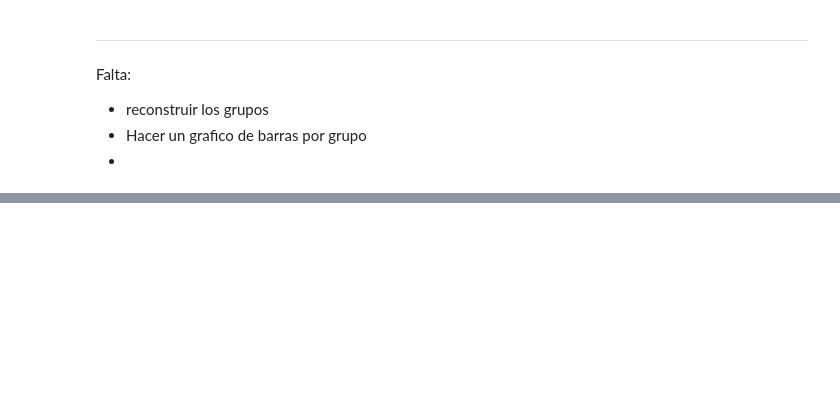
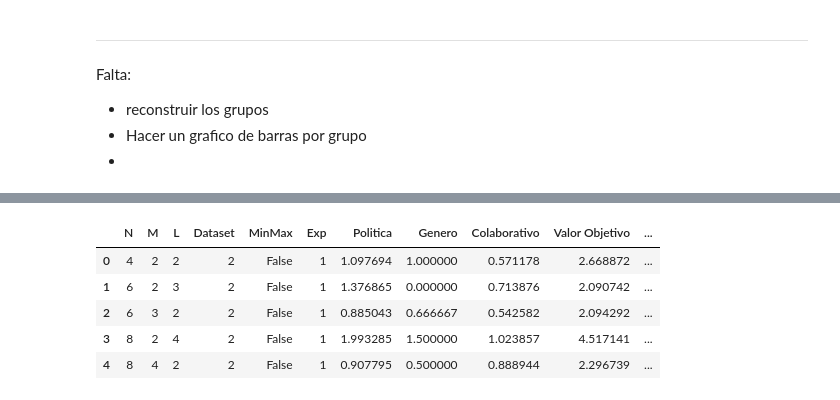
Before and after one commit to valehp/Grupos-politicos, a Jupyter notebook: pruebas.ipynb, the cells around one changed output, grey strips where cells are left out. Saved outputs shown, nothing was run; the diff lists cells and outputs as text; code cells hidden in the pictures; blank space fills up the shorter version.

```diff
--- a/pruebas.ipynb
+++ b/pruebas.ipynb
@@ -363,0 +383,10 @@ for i in df.index:
+# %%
+resultados = pd.read_excel("./Resultados.xlsx", sheet_name=0, index_col=0)
+resultados.head()
+# %% [output]
+|  | N | M | L | Dataset | MinMax | Exp | Politica | Genero | Colaborativo | Valor Objetivo | ... |
+| 0 | 4 | 2 | 2 | 2 | False | 1 | 1.097694 | 1.000000 | 0.571178 | 2.668872 | ... |
+| 1 | 6 | 2 | 3 | 2 | False | 1 | 1.376865 | 0.000000 | 0.713876 | 2.090742 | ... |
+| 2 | 6 | 3 | 2 | 2 | False | 1 | 0.885043 | 0.666667 | 0.542582 | 2.094292 | ... |
+| 3 | 8 | 2 | 4 | 2 | False | 1 | 1.993285 | 1.500000 | 1.023857 | 4.517141 | ... |
+| 4 | 8 | 4 | 2 | 2 | False | 1 | 0.907795 | 0.500000 | 0.888944 | 2.296739 | ... |
```
Also changed, not shown: parts of 7 cells of this notebook, 2 other files.
